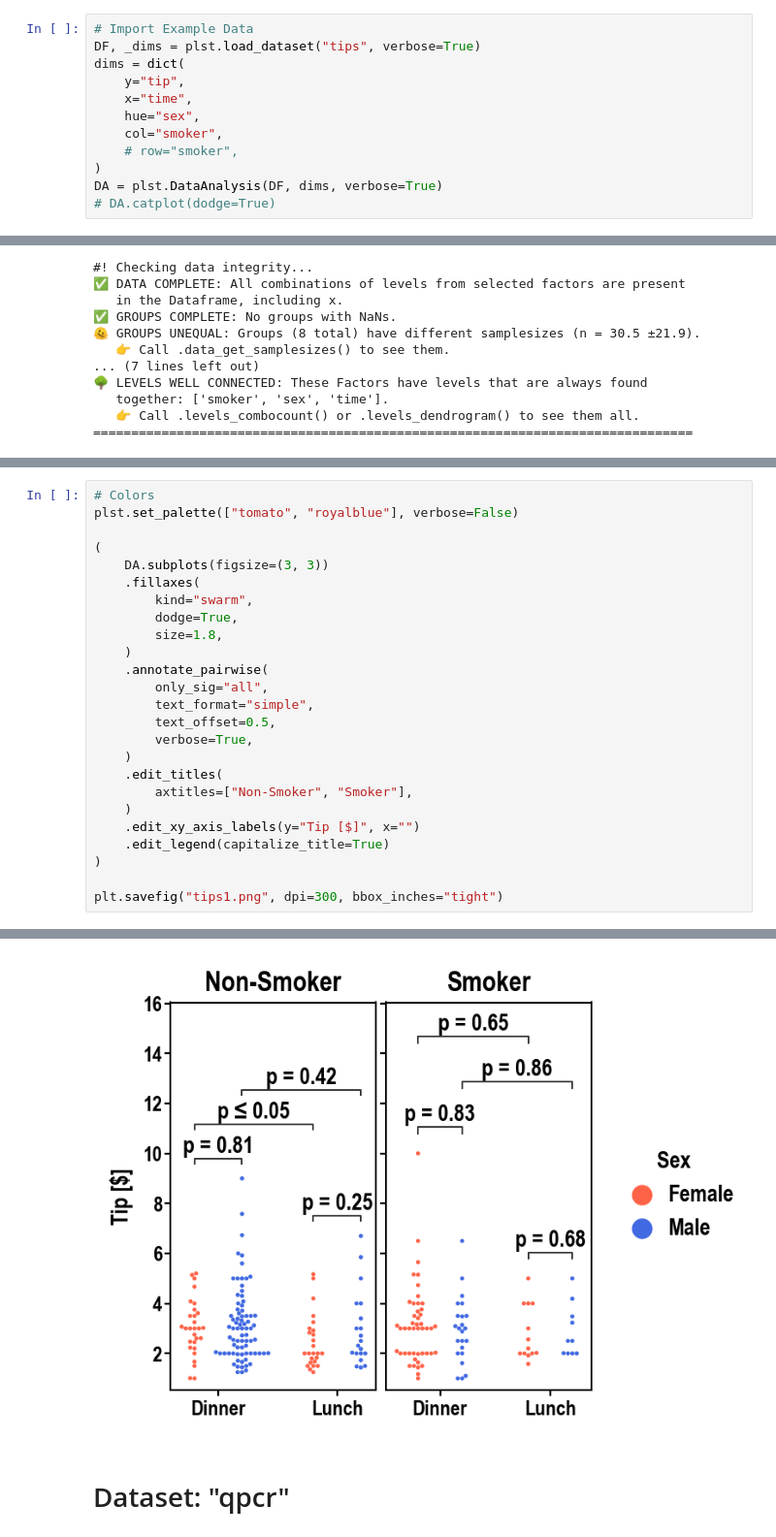
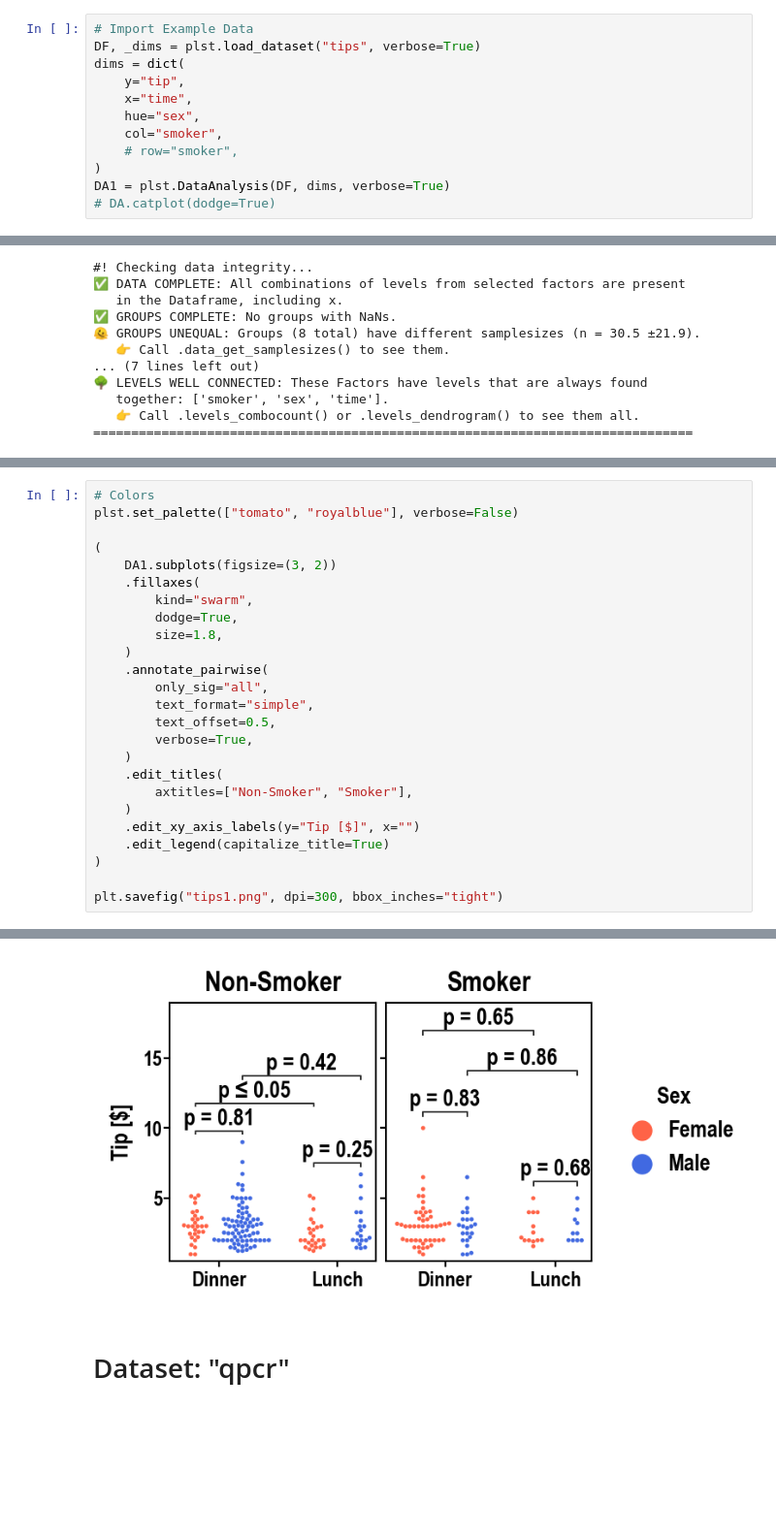
Before and after one commit to markur4/plotastic, a Jupyter notebook: IMAGES/EXAMPLE_GALLERY/example_gallery.ipynb, the cells around one changed output, grey strips where cells are left out. Shown at 97% size. Drawn from its saved outputs; the diff is of its cells as text; blank space fills up the shorter version.

```diff
--- a/IMAGES/EXAMPLE_GALLERY/example_gallery.ipynb
+++ b/IMAGES/EXAMPLE_GALLERY/example_gallery.ipynb
@@ -27,7 +29,7 @@ dims = dict(
     col="smoker",
     # row="smoker",
 )
-DA = plst.DataAnalysis(DF, dims, verbose=True)
+DA1 = plst.DataAnalysis(DF, dims, verbose=True)
 # DA.catplot(dodge=True)
 # %% [output]
 #! Imported seaborn dataset 'tips'
@@ -83,36 +85,36 @@ DA.test_pairwise(parametric=False)
 plst.set_palette(["tomato", "royalblue"], verbose=False)
 
 (
-    DA.subplots(figsize=(3, 3))
+    DA1.subplots(figsize=(3, 2))
     .fillaxes(
         kind="swarm",
         dodge=True,
         size=1.8,
     )
     .annotate_pairwise(
         only_sig="all",
         text_format="simple",
         text_offset=0.5,
         verbose=True,
     )
     .edit_titles(
         axtitles=["Non-Smoker", "Smoker"],
     )
     .edit_xy_axis_labels(y="Tip [$]", x="")
     .edit_legend(capitalize_title=True)
 )
 
 plt.savefig("tips1.png", dpi=300, bbox_inches="tight")
 # %% [output]
 Lunch_Female vs. Lunch_Male: Custom statistical test, P_val:2.519e-01
 Dinner_Female vs. Dinner_Male: Custom statistical test, P_val:8.149e-01
 Dinner_Female vs. Lunch_Female: Custom statistical test, P_val:2.447e-02
 Dinner_Male vs. Lunch_Male: Custom statistical test, P_val:4.216e-01
 Lunch_Male vs. Lunch_Female: Custom statistical test, P_val:6.838e-01
 Dinner_Male vs. Dinner_Female: Custom statistical test, P_val:8.263e-01
 Dinner_Female vs. Lunch_Female: Custom statistical test, P_val:8.595e-01
 Dinner_Male vs. Lunch_Male: Custom statistical test, P_val:6.523e-01
-[figure, old version]
+[figure, new version]
 # %% [markdown]
 # Dataset: "qpcr"
 # %%
```
Also changed, not shown: parts of 21 cells of this notebook, 7 other files.
